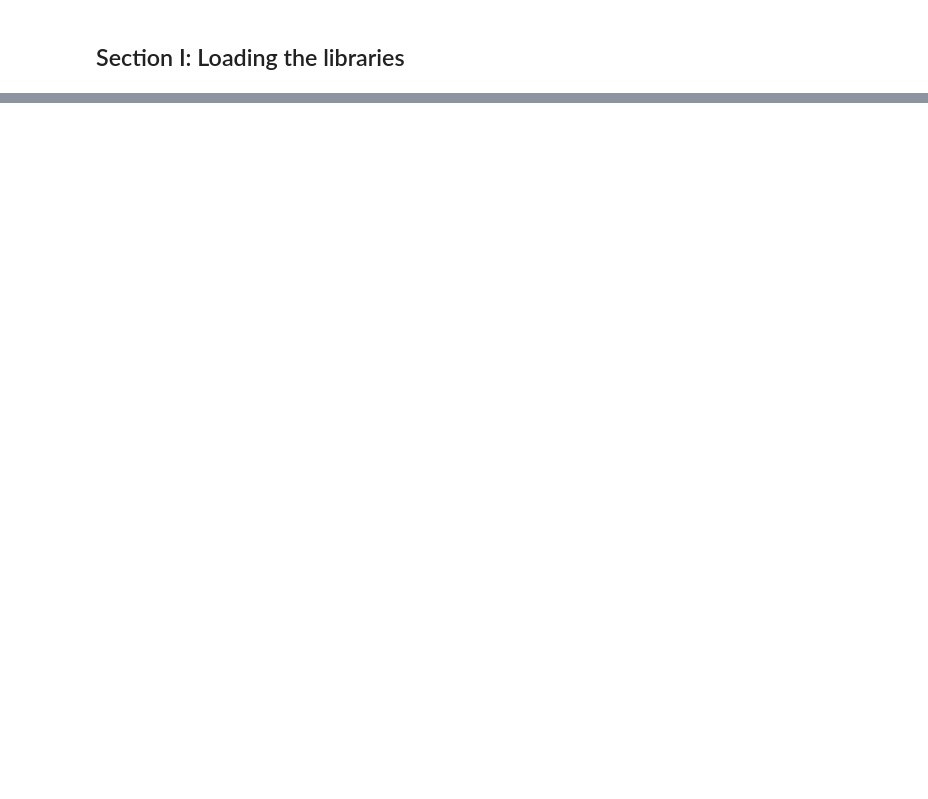
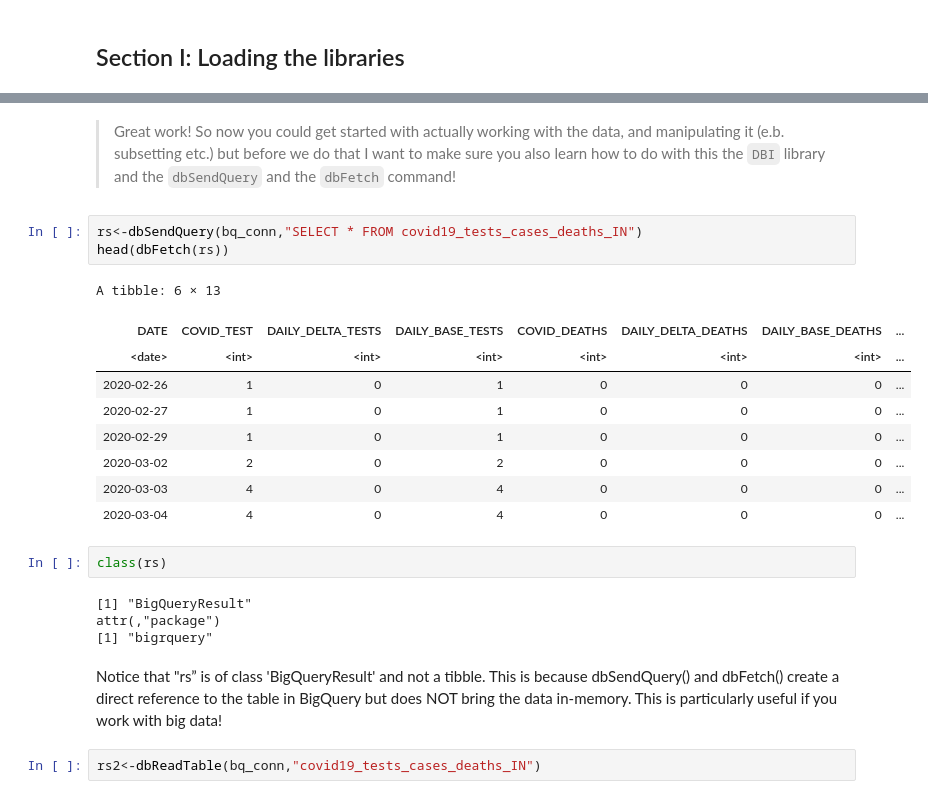
Before and after one commit to ironhacks/Tutorials-COVID-19, a Jupyter notebook: part-2/Part-II-BigQuery-and-notebookR.ipynb, the cells around one changed output, grey strips where cells are left out. Saved outputs shown, nothing was run; the diff lists cells and outputs as text; blank space fills up the shorter version.

```diff
--- a/part-2/Part-II-BigQuery-and-notebookR.ipynb
+++ b/part-2/Part-II-BigQuery-and-notebookR.ipynb
@@ -43,0 +152,25 @@ TEXT JET TO COME
+# %% [markdown]
+> Great work! So now you could get started with actually working with the data, and manipulating it (e.b. subsetting etc.) but before we do that I want to make sure you also learn how to do with this the `DBI` library and the `dbSendQuery` and the `dbFetch` command!
+# %%
+rs<-dbSendQuery(bq_conn,"SELECT * FROM covid19_tests_cases_deaths_IN")
+head(dbFetch(rs))
+# %% [output]
+A tibble: 6 × 13
+| DATE | COVID_TEST | DAILY_DELTA_TESTS | DAILY_BASE_TESTS | COVID_DEATHS | DAILY_DELTA_DEATHS | DAILY_BASE_DEATHS | ... |
+| <date> | <int> | <int> | <int> | <int> | <int> | <int> | ... |
+| 2020-02-26 | 1 | 0 | 1 | 0 | 0 | 0 | ... |
+| 2020-02-27 | 1 | 0 | 1 | 0 | 0 | 0 | ... |
+| 2020-02-29 | 1 | 0 | 1 | 0 | 0 | 0 | ... |
+| 2020-03-02 | 2 | 0 | 2 | 0 | 0 | 0 | ... |
+| 2020-03-03 | 4 | 0 | 4 | 0 | 0 | 0 | ... |
+| 2020-03-04 | 4 | 0 | 4 | 0 | 0 | 0 | ... |
+# %%
+class(rs)
+# %% [output]
+[1] "BigQueryResult"
+attr(,"package")
+[1] "bigrquery"
+# %% [markdown]
+Notice that "rs” is of class 'BigQueryResult' and not a tibble. This is because dbSendQuery() and dbFetch() create a direct reference to the table in BigQuery but does NOT bring the data in-memory. This is particularly useful if you work with big data!
+# %%
+rs2<-dbReadTable(bq_conn,"covid19_tests_cases_deaths_IN")
```
Also changed, not shown: parts of 46 cells of this notebook, 3 other files.
